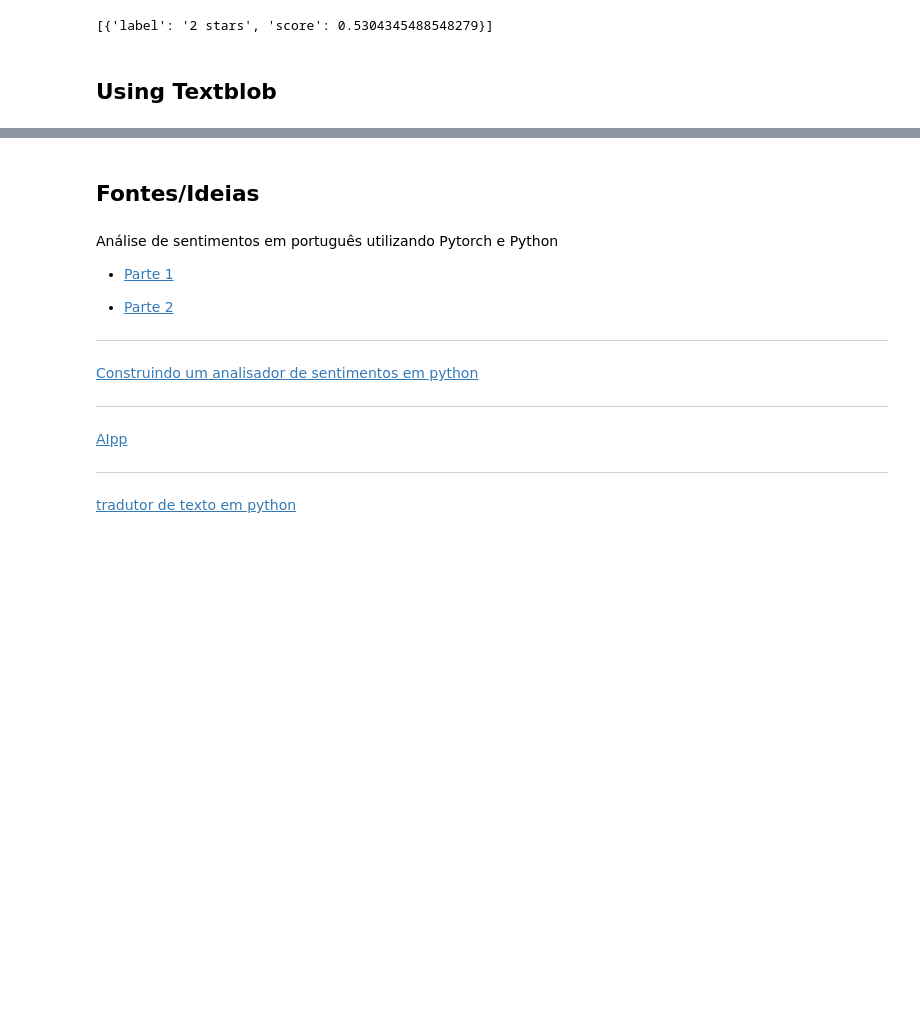
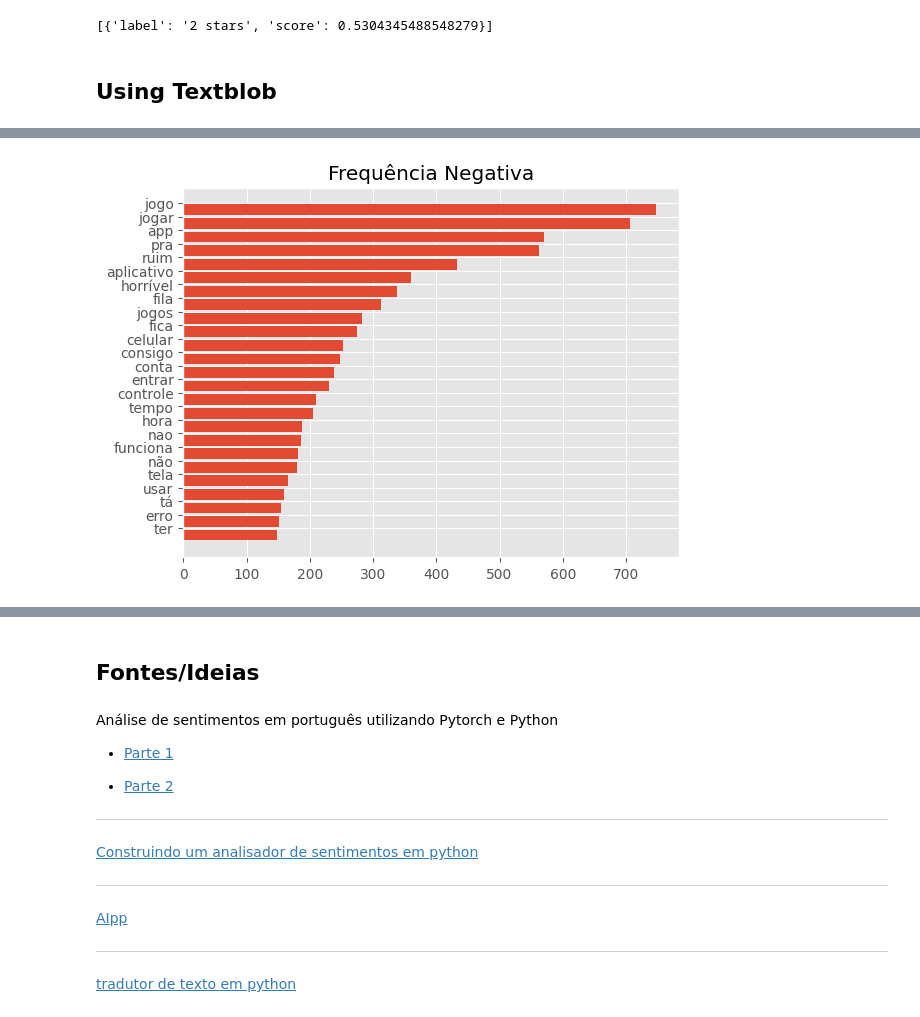
Before and after one commit to mariabandeira/Projeto_Final_IIA, a Jupyter notebook: SentimentAnalysis.ipynb, the cells around one changed output, grey strips where cells are left out. Saved outputs shown, nothing was run; the diff lists cells and outputs as text; code cells hidden in the pictures; blank space fills up the shorter version.

```diff
--- a/SentimentAnalysis.ipynb
+++ b/SentimentAnalysis.ipynb
@@ -353,0 +494,11 @@ df['negative_sentences'] = df.apply(lambda x: [frase for frase, sentimento in zi
+# %%
+pos_freq = dict(Counter(clean_neg_tokens))
+pos_freq.pop('q')
+pos_popular_words = sorted(pos_freq, key = pos_freq.get, reverse = True)
+
+plt.barh(range(25), [pos_freq[w] for w in reversed(pos_popular_words[0:25])])
+plt.yticks([x + 0.5 for x in range(25)], reversed(pos_popular_words[0:25]))
+plt.title('Frequência Negativa')
+plt.show()
+# %% [output]
+[figure, added]
```
Also changed, not shown: parts of 18 cells of this notebook.
